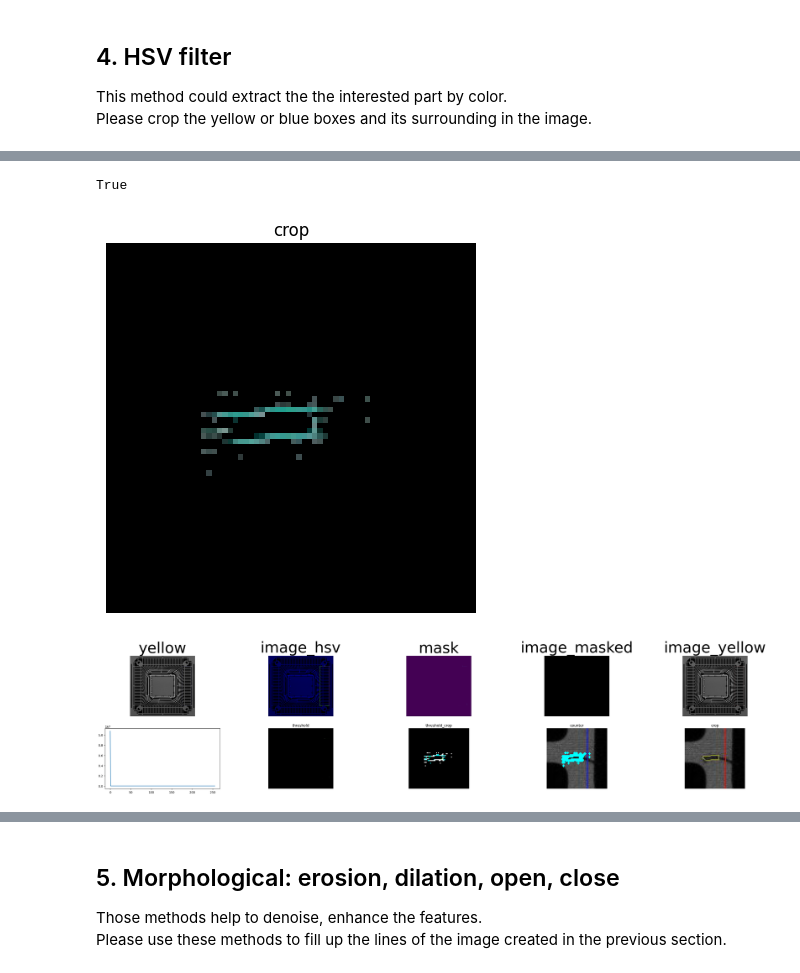
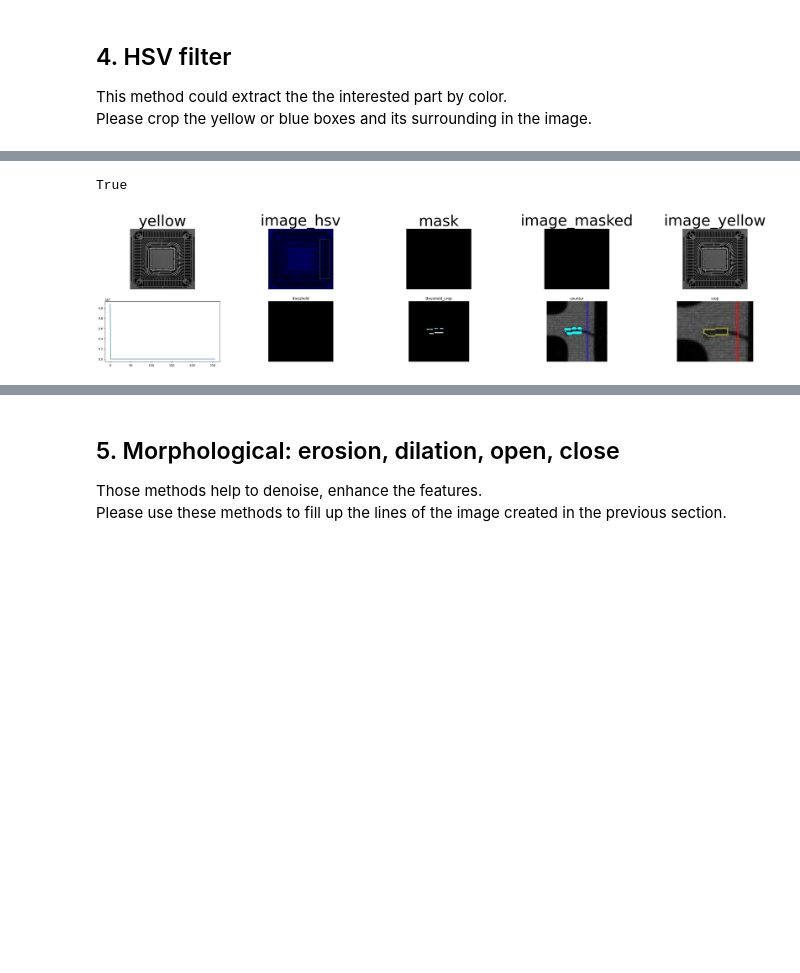
Before and after one commit to chiawei0822/cw, a Jupyter notebook: NEAF_DIP_2024/DIP2024_practice.ipynb, the cells around one changed output, grey strips where cells are left out. Cells and saved outputs as stored; diff of their text form; code cells hidden in the pictures; blank space fills up the shorter version.

```diff
--- a/NEAF_DIP_2024/DIP2024_practice.ipynb
+++ b/NEAF_DIP_2024/DIP2024_practice.ipynb
@@ -209,39 +209,45 @@ yellow = cv2.imread('input/yellow.jpg')
 image_hsv = cv2.cvtColor(yellow, cv2.COLOR_BGR2HSV)
 
 # Step 2. Setting the color range and filter the image.
-lowerb = np.array([26,43,46])
-upperb = np.array([99,255,255])
+# lowerb = np.array([26,43,46])
+# upperb = np.array([99,255,255])
+lowerb = np.array([30,100,100])
+upperb = np.array([34,255,255])
 mask = cv2.inRange(image_hsv, lowerb, upperb)
-print(mask)
-x = [];y=[]
+# print(mask)
+x_arr = []; y_arr=[]
 for i in range(len(mask)):
     for j in range(len(mask[0])):
         if mask[i][j] != 0:
-            print(i,j,mask[i][j])
-            x.append(i)
-            y.append(j)
+            # print(i,j,mask[i][j])
+            x_arr.append(i)
+            y_arr.append(j)
 
+x_max = max(x_arr)
+x_min = min(x_arr)
+y_max = max(y_arr)
+y_min = min(y_arr)
+print(x_max, x_min, y_max, y_min)
 
 image_masked = cv2.bitwise_and(yellow, yellow, mask=mask)
-# print(image_masked)
 image_yellow = cv2.cvtColor(yellow, cv2.COLOR_BGR2RGB)
 
-crop_edge = 20  # surrounding 20 pixels
-x = 3170
-y = 2520
-w = 30
-h = 30
-cropmask = image_masked[y-crop_edge: y+h+crop_edge, x-crop_edge: x+w+crop_edge]   # take (x, y, w, h) as example.
-plt.imshow(cropmask)
-plt.title("crop")
-plt.axis("off")
+# crop_edge = 20  # surrounding 20 pixels
+# x = 3170
+# y = 2520
+# w = 30
+# h = 30
+# cropmask = image_masked[y-crop_edge: y+h+crop_edge, x-crop_edge: x+w+crop_edge]   # take (x, y, w, h) as example.
+# plt.imshow(cropmask)
+# plt.title("crop")
+# plt.axis("off")
 
 image_list = [yellow, image_hsv, mask, image_masked, image_yellow]
 title_list = ['yellow', 'image_hsv', 'mask', 'image_masked', 'image_yellow']
 plt.figure(figsize=(40,8))
 for i in range(len(title_list)):
     plt.subplot(2,5,i+1)
-    plt.imshow(image_list[i])
+    plt.imshow(image_list[i],cmap="gray")
     plt.title(title_list[i],size=50)
     plt.axis("off")
 
@@ -263,7 +269,7 @@ w = 30
 h = 30
 cropthres = image_binary[y-crop_edge: y+h+crop_edge, x-crop_edge: x+w+crop_edge]   # take (x, y, w, h) as example.
 plt.subplot(2,5,8)
-plt.imshow(cropthres)
+plt.imshow(cropthres,cmap="gray")
 plt.title("threshold_crop")
 plt.axis("off")
 
@@ -285,33 +291,15 @@ plt.title("counter")
 plt.axis("off")
 
 
-# gray = cv2.cvtColor(mask, cv2.COLOR_BGR2GRAY)
-# plt.subplot(2,5,6)
-# plt.imshow(gray)
-# plt.title("gray")
-# plt.axis("off")
-# hist1 = cv2.calcHist([mask], [0], None, [256], [0, 256])
-# plt.subplot(2,5,7)
-# plt.imshow(hist1)
-# plt.title("hist1")
-# plt.axis("off")
-# _, image_binary = cv2.threshold(mask, 100, 255, cv2.THRESH_BINARY) ## (threshold, image)
-# plt.subplot(2,5,8)
-# plt.imshow(image_binary,cmap="gray")
-# plt.title("threshold")
-# plt.axis("off")
-
 # Step 4. Crop the image by the coordinate.
 
+crop_edge = 20  # surrounding 20 pixels
+x = y_min
+y = x_min
+h = x_max-x_min
+w = y_max-y_min
+cropHSV_yellow = image_yellow[y-crop_edge: y+h+crop_edge, x-crop_edge: x+w+crop_edge]   # take (x, y, w, h) as example.
 
-
-# print(len(yellow))
-crop_edge = 20  # surrounding 20 pixels
-x = 3170
-y = 2520
-w = 30
-h = 30
-cropHSV_yellow = image_yellow[y-crop_edge: y+h+crop_edge, x-crop_edge: x+w+crop_edge]   # take (x, y, w, h) as example.
 plt.subplot(2,5,10)
 plt.imshow(cropHSV_yellow)
 plt.title("crop")
@@ -339,4 +312,3 @@ cv2.imwrite('output/cropHSV_yellow.jpg', cropHSV_yellow)
 _ =  50.0
 True
-[figure, old version]
+[figure, new version]
-[figure, removed]
```
Also changed, not shown: parts of 7 cells of this notebook, 4 other files.
